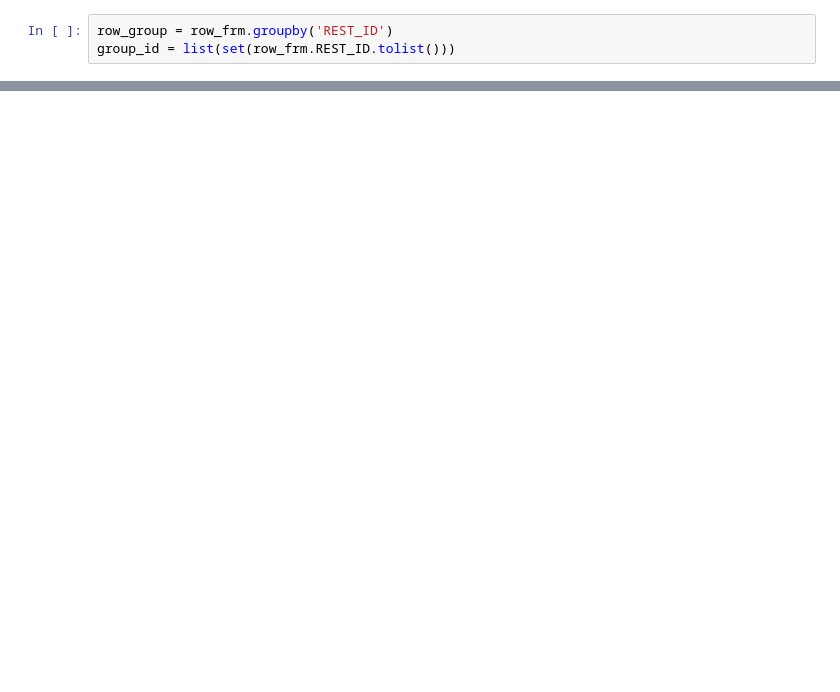
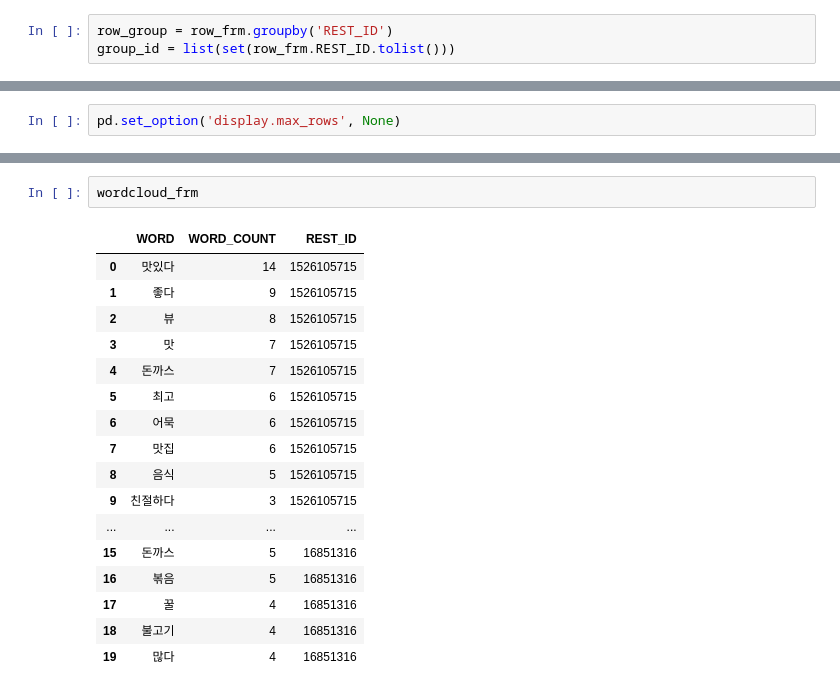
Before and after one commit to JUICE-JinHyeong/TABA_4, a Jupyter notebook: Crawling/Crawling/wordcount/wordcloud_data.ipynb, the cells around one changed output, grey strips where cells are left out. Cells and saved outputs as stored; diff of their text form; blank space fills up the shorter version.

```diff
--- a/Crawling/Crawling/wordcount/wordcloud_data.ipynb
+++ b/Crawling/Crawling/wordcount/wordcloud_data.ipynb
@@ -107,0 +218,2 @@ wordcloud_frm = pd.concat(wordcloud_list , axis=0)
+# %%
+pd.set_option('display.max_rows', None)
@@ -107,0 +289,20 @@ wordcloud_frm = pd.concat(wordcloud_list , axis=0)
+# %%
+wordcloud_frm
+# %% [output]
+|  | WORD | WORD_COUNT | REST_ID |
+| 0 | 맛있다 | 14 | 1526105715 |
+| 1 | 좋다 | 9 | 1526105715 |
+| 2 | 뷰 | 8 | 1526105715 |
+| 3 | 맛 | 7 | 1526105715 |
+| 4 | 돈까스 | 7 | 1526105715 |
+| 5 | 최고 | 6 | 1526105715 |
+| 6 | 어묵 | 6 | 1526105715 |
+| 7 | 맛집 | 6 | 1526105715 |
+| 8 | 음식 | 5 | 1526105715 |
+| 9 | 친절하다 | 3 | 1526105715 |
+| ... | ... | ... | ... |
+| 15 | 돈까스 | 5 | 16851316 |
+| 16 | 볶음 | 5 | 16851316 |
+| 17 | 꿀 | 4 | 16851316 |
+| 18 | 불고기 | 4 | 16851316 |
+| 19 | 많다 | 4 | 16851316 |
```
Also changed, not shown: parts of 23 cells of this notebook, 11 other files.
